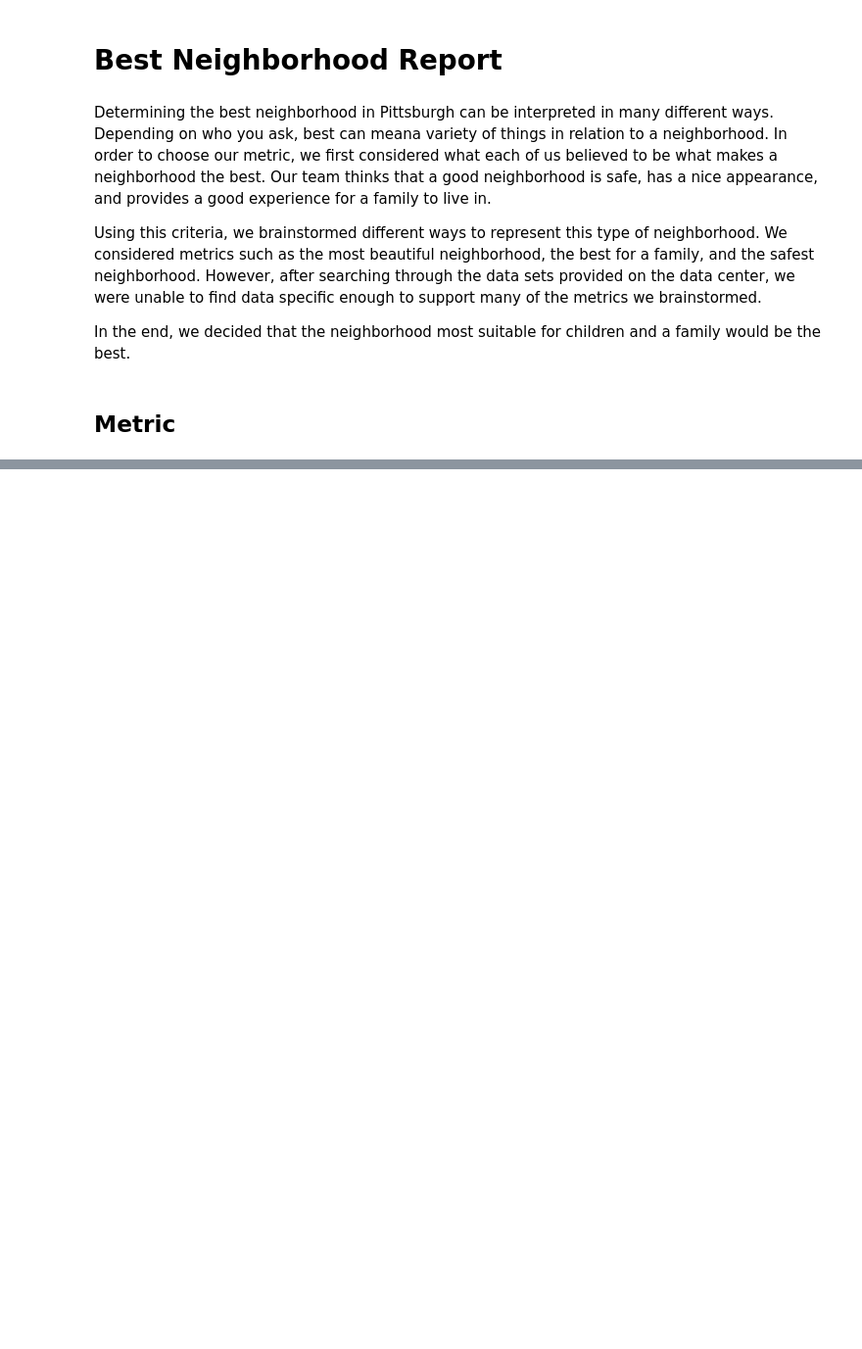
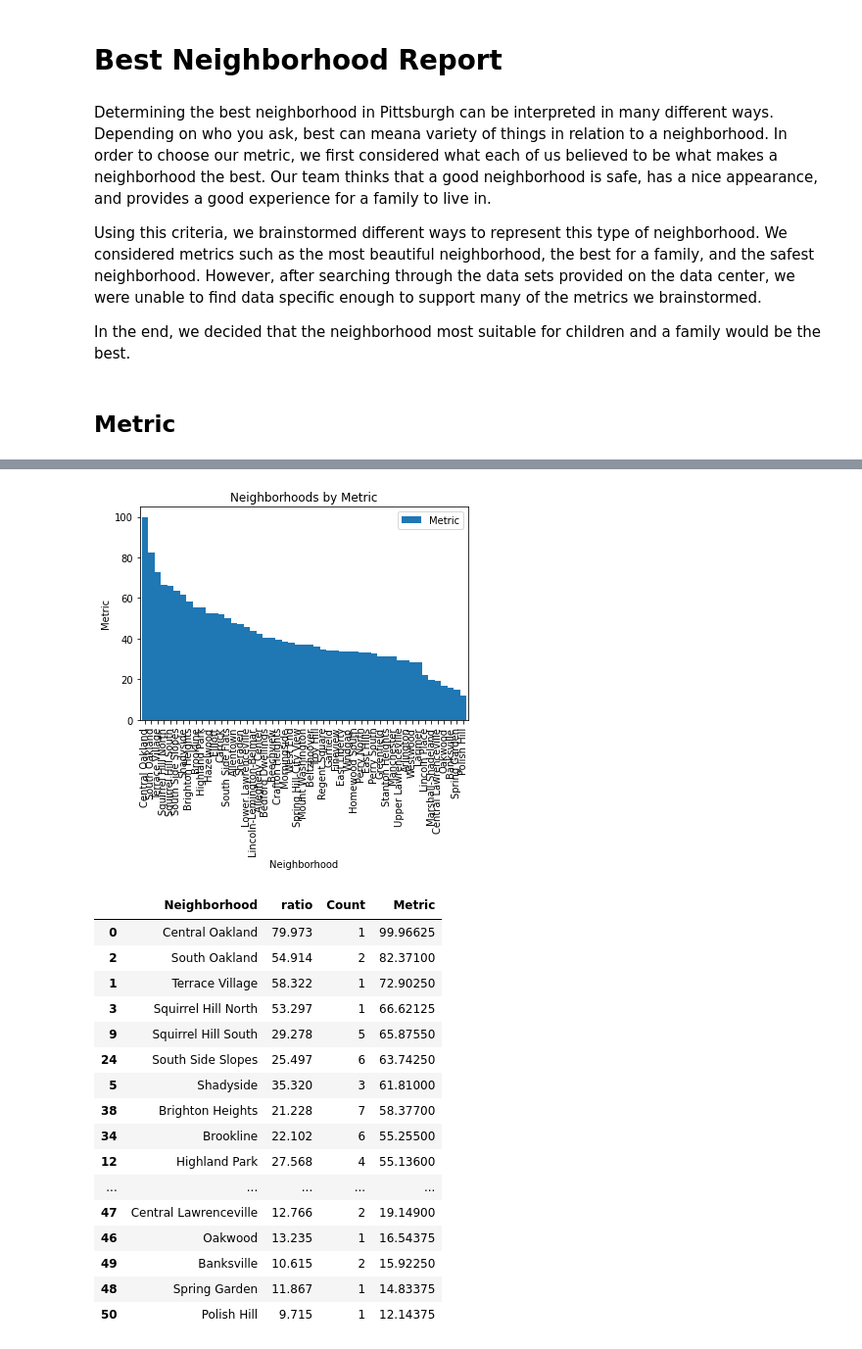
Before and after one commit to camickey7113/CMPINF-0010-Final-Project, a Jupyter notebook: final notebook.ipynb, the cells around one changed output, grey strips where cells are left out. Shown at 98% size. Drawn from its saved outputs; the diff is of its cells as text; code cells hidden in the pictures; blank space fills up the shorter version.

```diff
--- a/final notebook.ipynb
+++ b/final notebook.ipynb
@@ -22,0 +66,29 @@ By combining these three submetrics, we can measure the best neighborhood. We co
+# %%
+data = data.sort_values('Metric', ascending=False)
+
+data.plot(x='Neighborhood', y='Metric', kind='bar', width=1)
+
+plt.xlabel('Neighborhood')
+plt.ylabel('Metric')
+plt.title('Neighborhoods by Metric')
+plt.show()
+data.head(7)
+# %% [output]
+[figure, added]
+|  | Neighborhood | ratio | Count | Metric |
+| 0 | Central Oakland | 79.973 | 1 | 99.96625 |
+| 2 | South Oakland | 54.914 | 2 | 82.37100 |
+| 1 | Terrace Village | 58.322 | 1 | 72.90250 |
+| 3 | Squirrel Hill North | 53.297 | 1 | 66.62125 |
+| 9 | Squirrel Hill South | 29.278 | 5 | 65.87550 |
+| 24 | South Side Slopes | 25.497 | 6 | 63.74250 |
+| 5 | Shadyside | 35.320 | 3 | 61.81000 |
+| 38 | Brighton Heights | 21.228 | 7 | 58.37700 |
+| 34 | Brookline | 22.102 | 6 | 55.25500 |
+| 12 | Highland Park | 27.568 | 4 | 55.13600 |
+| ... | ... | ... | ... | ... |
+| 47 | Central Lawrenceville | 12.766 | 2 | 19.14900 |
+| 46 | Oakwood | 13.235 | 1 | 16.54375 |
+| 49 | Banksville | 10.615 | 2 | 15.92250 |
+| 48 | Spring Garden | 11.867 | 1 | 14.83375 |
+| 50 | Polish Hill | 9.715 | 1 | 12.14375 |
```
Also changed, not shown: parts of 5 cells of this notebook, 2 other files.
